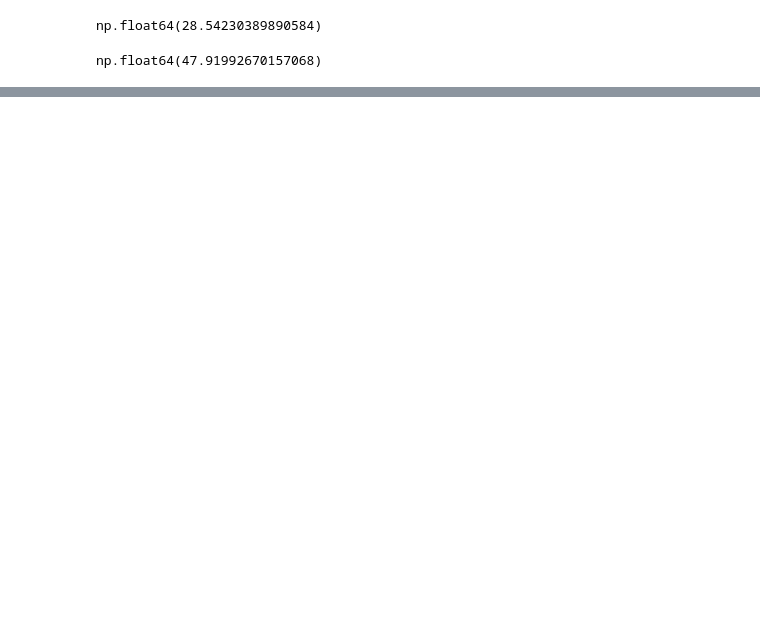
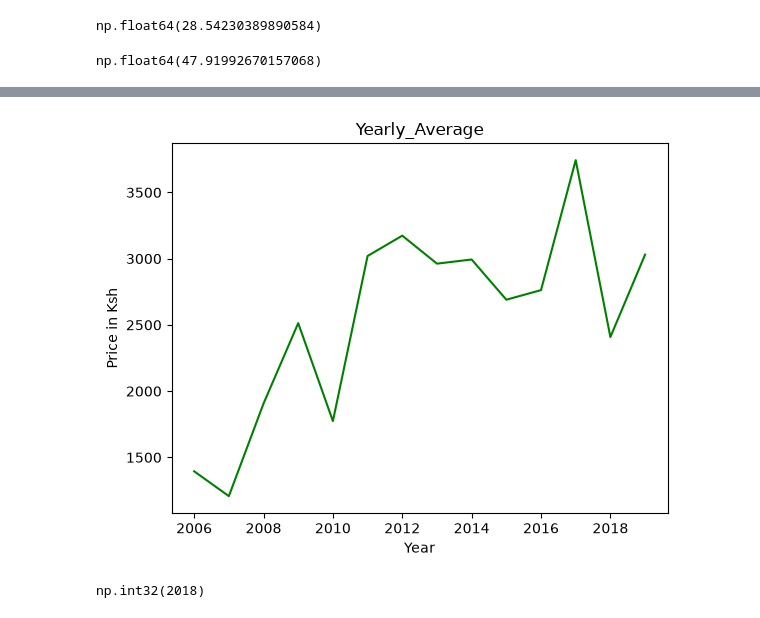
Before and after one commit to cruqza/Kenya-Food-market-, a Jupyter notebook: analysis.ipynb, the cells around one changed output, grey strips where cells are left out. Cells and saved outputs as stored; diff of their text form; code cells hidden in the pictures; blank space fills up the shorter version.

```diff
--- a/analysis.ipynb
+++ b/analysis.ipynb
@@ -152,0 +181,4 @@ np.float64(47.91992670157068)
+# %%
+#year over year average
+yearly_avg = df_maize.groupby("year")["price_kes"].mean().reset_index().round(2)
+yearly_avg
@@ -152,0 +201,3 @@ np.float64(47.91992670157068)
+# %%
+yearly_avg.columns = ["year", "avg_price_kes"]
+yearly_avg
@@ -152,0 +220,3 @@ np.float64(47.91992670157068)
+# %%
+yearly_avg["yoy_change_kes"] = yearly_avg["avg_price_kes"].diff()
+yearly_avg
@@ -152,0 +243,16 @@ np.float64(47.91992670157068)
+# %%
+y_values = yearly_avg["avg_price_kes"]
+x_values = yearly_avg["year"]
+# %%
+plt.plot(x_values, y_values, color= "green")
+plt.title("Yearly_Average")
+plt.xlabel("Year")
+plt.ylabel("Price in Ksh")
+plt.show()
+# %% [output]
+[figure, added]
+# %%
+yearly_avg.loc[yearly_avg['yoy_change_kes'].idxmax(), 'year'] # highest rise
+yearly_avg.loc[yearly_avg['yoy_change_kes'].idxmin(), 'year'] #highest fall
+# %% [output]
+np.int32(2018)
```
Also changed, not shown: parts of 12 cells of this notebook, 2 other files.
